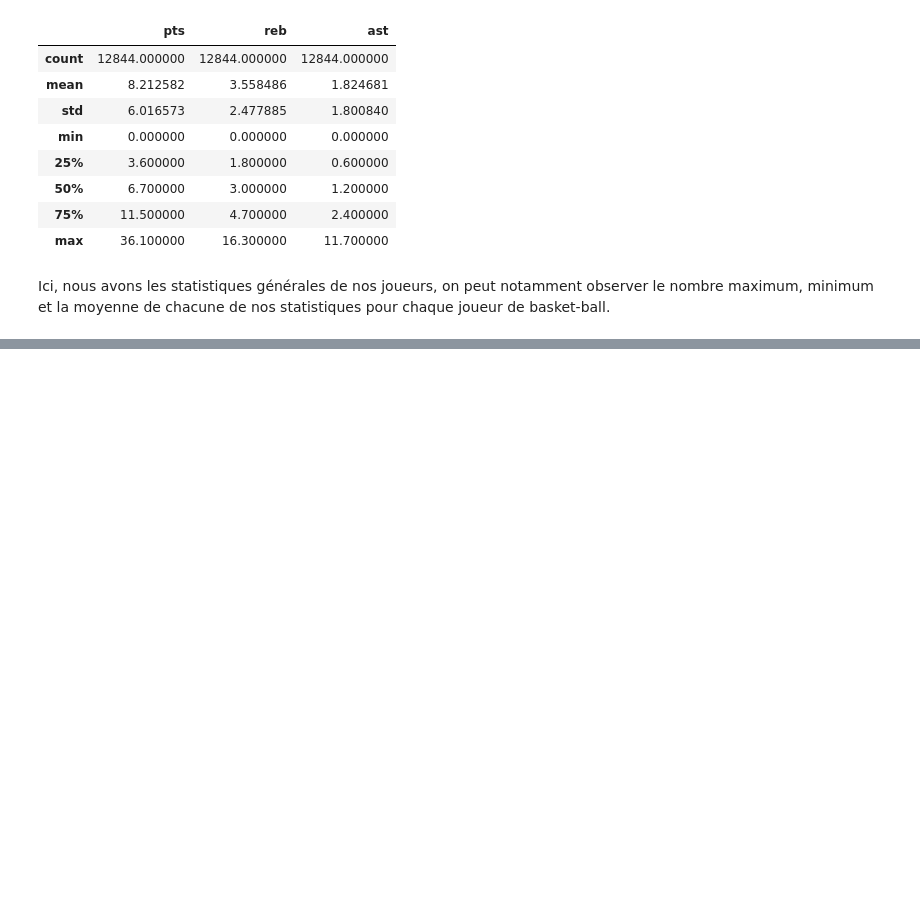
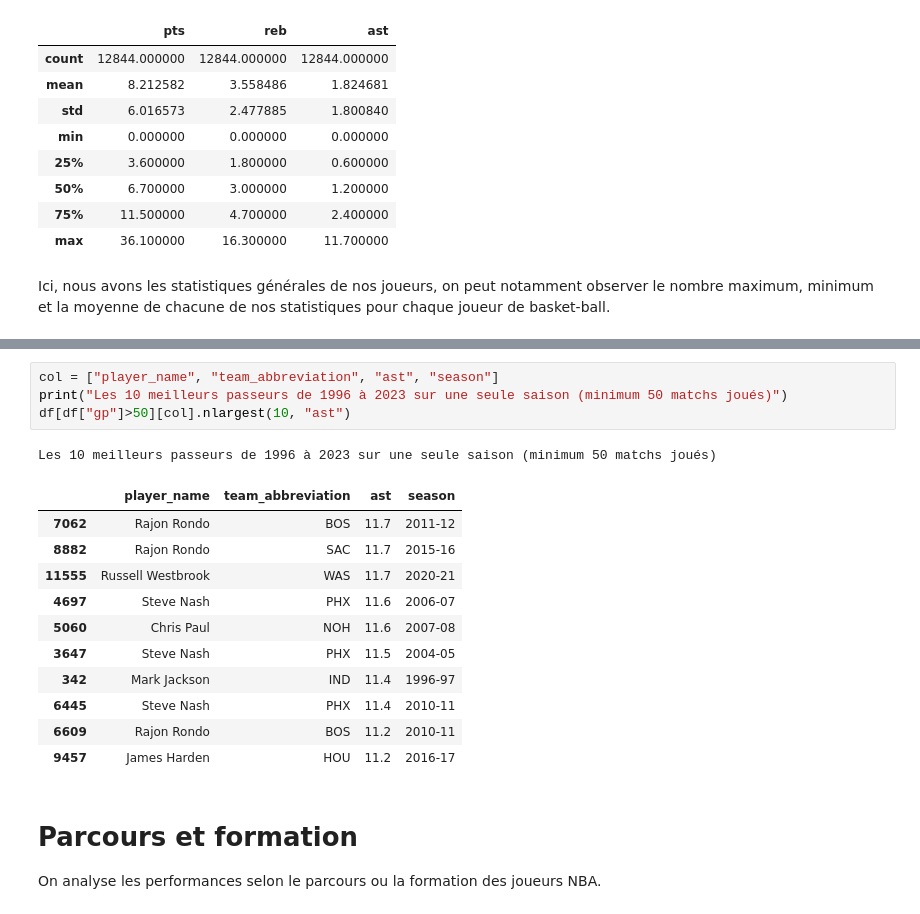
Before and after one commit to TAMINE-CYRIL/NBAStats, a Jupyter notebook: notebook.ipynb, the cells around one changed output, grey strips where cells are left out. Drawn from its saved outputs; the diff is of its cells as text; blank space fills up the shorter version.

```diff
--- a/notebook.ipynb
+++ b/notebook.ipynb
@@ -135,0 +173,20 @@ Ici, nous avons les statistiques générales de nos joueurs, on peut notamment o
+# %%
+col = ["player_name", "team_abbreviation", "ast", "season"]
+print("Les 10 meilleurs passeurs de 1996 à 2023 sur une seule saison (minimum 50 matchs joués)")
+df[df["gp"]>50][col].nlargest(10, "ast")
+# %% [output]
+Les 10 meilleurs passeurs de 1996 à 2023 sur une seule saison (minimum 50 matchs joués)
+|  | player_name | team_abbreviation | ast | season |
+| 7062 | Rajon Rondo | BOS | 11.7 | 2011-12 |
+| 8882 | Rajon Rondo | SAC | 11.7 | 2015-16 |
+| 11555 | Russell Westbrook | WAS | 11.7 | 2020-21 |
+| 4697 | Steve Nash | PHX | 11.6 | 2006-07 |
+| 5060 | Chris Paul | NOH | 11.6 | 2007-08 |
+| 3647 | Steve Nash | PHX | 11.5 | 2004-05 |
+| 342 | Mark Jackson | IND | 11.4 | 1996-97 |
+| 6445 | Steve Nash | PHX | 11.4 | 2010-11 |
+| 6609 | Rajon Rondo | BOS | 11.2 | 2010-11 |
+| 9457 | James Harden | HOU | 11.2 | 2016-17 |
+# %% [markdown]
+# Parcours et formation
+On analyse les performances selon le parcours ou la formation des joueurs NBA.
```
Also changed, not shown: parts of 5 cells of this notebook.
